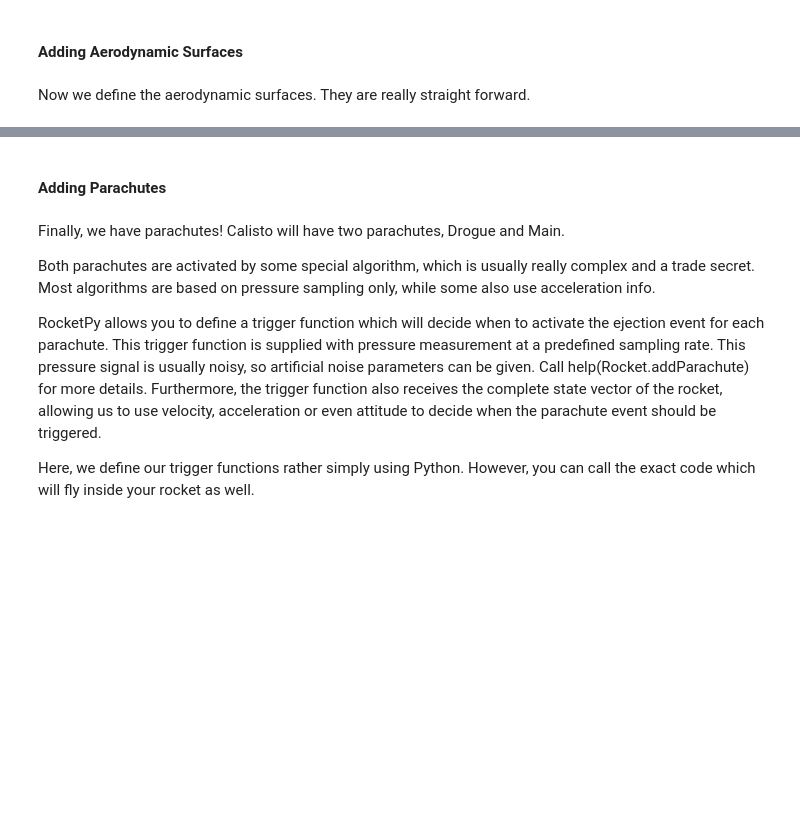
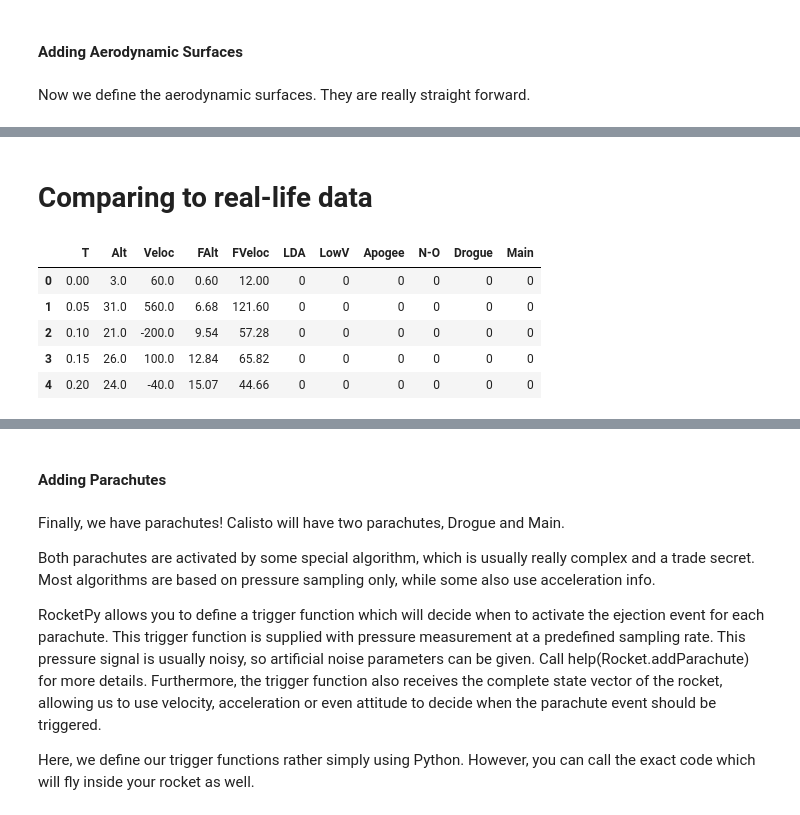
Before and after one commit to Space-Enterprise-at-Berkeley/LiquidRocketPy, a Jupyter notebook: docs/notebooks/lad8_model.ipynb, the cells around one changed output, grey strips where cells are left out. Saved outputs shown, nothing was run; the diff lists cells and outputs as text; code cells hidden in the pictures; blank space fills up the shorter version.

```diff
--- a/docs/notebooks/lad8_model.ipynb
+++ b/docs/notebooks/lad8_model.ipynb
@@ -157,3 +158,17 @@ Aerodynamics Plots
 [figure]
 [figure]
 [figure]
+# %% [markdown]
+# Comparing to real-life data
+# %%
+import pandas as pd
+
+df = pd.read_csv(r'C:\Users\joe92\Desktop\SEB\lad8_flight.csv')
+df.head()
+# %% [output]
+|  | T | Alt | Veloc | FAlt | FVeloc | LDA | LowV | Apogee | N-O | Drogue | Main |
+| 0 | 0.00 | 3.0 | 60.0 | 0.60 | 12.00 | 0 | 0 | 0 | 0 | 0 | 0 |
+| 1 | 0.05 | 31.0 | 560.0 | 6.68 | 121.60 | 0 | 0 | 0 | 0 | 0 | 0 |
+| 2 | 0.10 | 21.0 | -200.0 | 9.54 | 57.28 | 0 | 0 | 0 | 0 | 0 | 0 |
+| 3 | 0.15 | 26.0 | 100.0 | 12.84 | 65.82 | 0 | 0 | 0 | 0 | 0 | 0 |
+| 4 | 0.20 | 24.0 | -40.0 | 15.07 | 44.66 | 0 | 0 | 0 | 0 | 0 | 0 |
```
Also changed, not shown: parts of 11 cells of this notebook, 1 other file.
